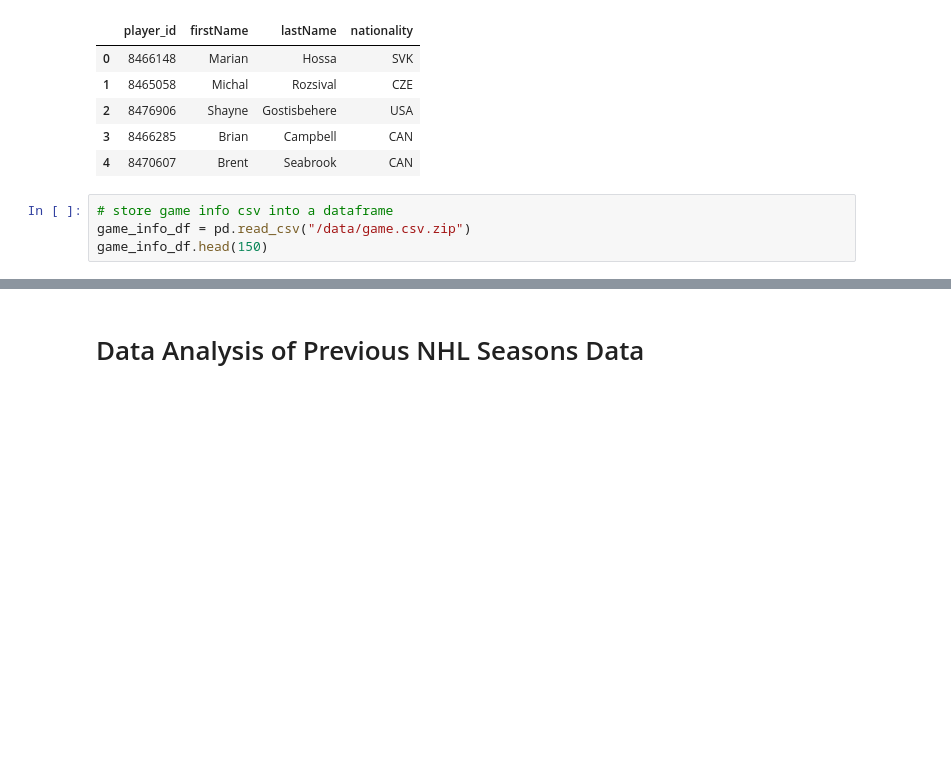
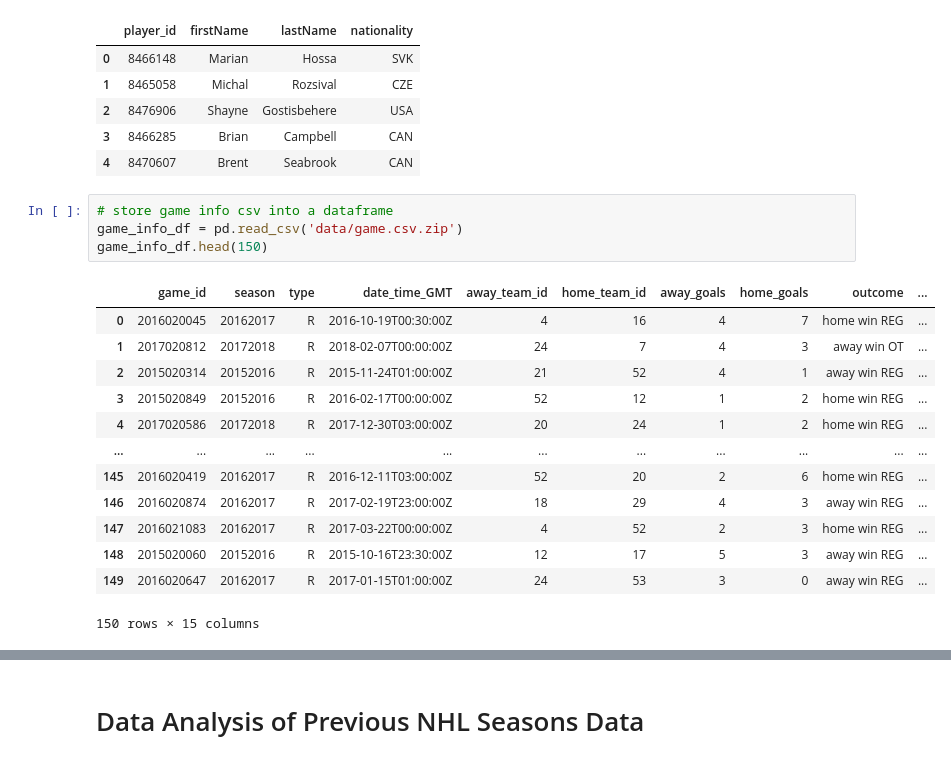
Before and after one commit to mattuzi17/ETL-Project, a Jupyter notebook: NHL_jupyternotebook.ipynb, the cells around one changed output, grey strips where cells are left out. Cells and saved outputs as stored; diff of their text form; blank space fills up the shorter version.

```diff
--- a/NHL_jupyternotebook.ipynb
+++ b/NHL_jupyternotebook.ipynb
@@ -129,8 +129,22 @@ new_player_info_df.head()
 | 4 | 8470607 | Brent | Seabrook | CAN |
 # %%
 # store game info csv into a dataframe
-game_info_df = pd.read_csv("/data/game.csv.zip")
+game_info_df = pd.read_csv('data/game.csv.zip')
 game_info_df.head(150)
+# %% [output]
+|  | game_id | season | type | date_time_GMT | away_team_id | home_team_id | away_goals | home_goals | outcome | ... |
+| 0 | 2016020045 | 20162017 | R | 2016-10-19T00:30:00Z | 4 | 16 | 4 | 7 | home win REG | ... |
+| 1 | 2017020812 | 20172018 | R | 2018-02-07T00:00:00Z | 24 | 7 | 4 | 3 | away win OT | ... |
+| 2 | 2015020314 | 20152016 | R | 2015-11-24T01:00:00Z | 21 | 52 | 4 | 1 | away win REG | ... |
+| 3 | 2015020849 | 20152016 | R | 2016-02-17T00:00:00Z | 52 | 12 | 1 | 2 | home win REG | ... |
+| 4 | 2017020586 | 20172018 | R | 2017-12-30T03:00:00Z | 20 | 24 | 1 | 2 | home win REG | ... |
+| ... | ... | ... | ... | ... | ... | ... | ... | ... | ... | ... |
+| 145 | 2016020419 | 20162017 | R | 2016-12-11T03:00:00Z | 52 | 20 | 2 | 6 | home win REG | ... |
+| 146 | 2016020874 | 20162017 | R | 2017-02-19T23:00:00Z | 18 | 29 | 4 | 3 | away win REG | ... |
+| 147 | 2016021083 | 20162017 | R | 2017-03-22T00:00:00Z | 4 | 52 | 2 | 3 | home win REG | ... |
+| 148 | 2015020060 | 20152016 | R | 2015-10-16T23:30:00Z | 12 | 17 | 5 | 3 | away win REG | ... |
+| 149 | 2016020647 | 20162017 | R | 2017-01-15T01:00:00Z | 24 | 53 | 3 | 0 | away win REG | ... |
+150 rows × 15 columns
 # %%
 # creat new dataframe with select columns
 new_game_info_df = game_info_df [['game_id', 'season', 'date_time_GMT', 'home_team_id', 'home_goals', 'outcome']].copy()
```
Also changed, not shown: parts of 2 cells of this notebook, 7 other files.
